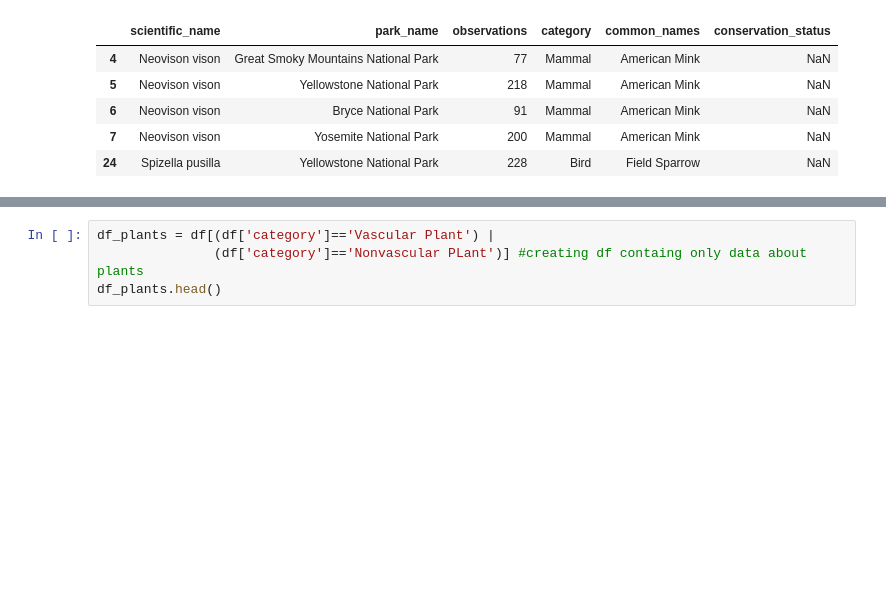
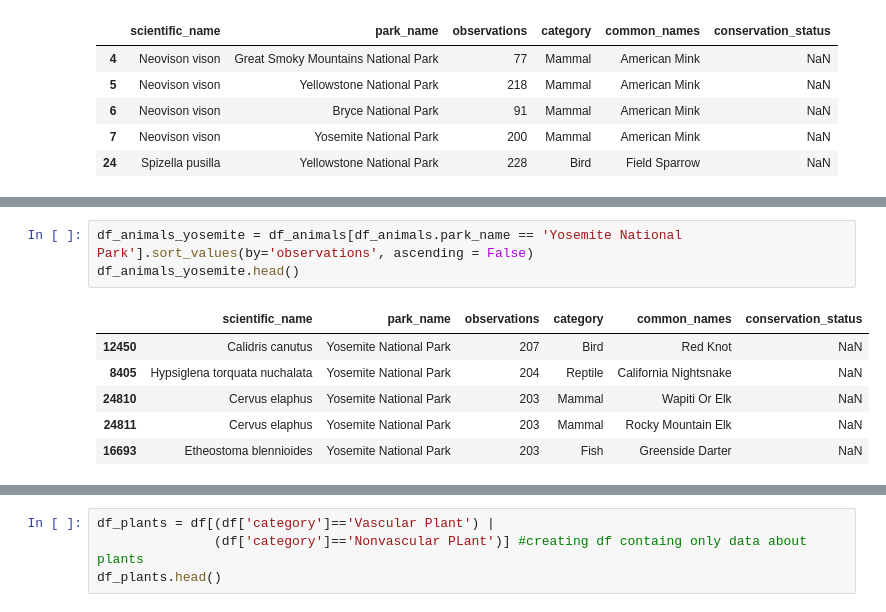
Before and after one commit to stormborn333/Biodiversity_in_National_Parks, a Jupyter notebook: biodiversity.ipynb, the cells around one changed output, grey strips where cells are left out. Saved outputs shown, nothing was run; the diff lists cells and outputs as text; blank space fills up the shorter version.

```diff
--- a/biodiversity.ipynb
+++ b/biodiversity.ipynb
@@ -117,0 +134,10 @@ df_animals.head()
+# %%
+df_animals_yosemite = df_animals[df_animals.park_name == 'Yosemite National Park'].sort_values(by='observations', ascending = False)
+df_animals_yosemite.head()
+# %% [output]
+|  | scientific_name | park_name | observations | category | common_names | conservation_status |
+| 12450 | Calidris canutus | Yosemite National Park | 207 | Bird | Red Knot | NaN |
+| 8405 | Hypsiglena torquata nuchalata | Yosemite National Park | 204 | Reptile | California Nightsnake | NaN |
+| 24810 | Cervus elaphus | Yosemite National Park | 203 | Mammal | Wapiti Or Elk | NaN |
+| 24811 | Cervus elaphus | Yosemite National Park | 203 | Mammal | Rocky Mountain Elk | NaN |
+| 16693 | Etheostoma blennioides | Yosemite National Park | 203 | Fish | Greenside Darter | NaN |
```
Also changed, not shown: parts of 9 cells of this notebook.
